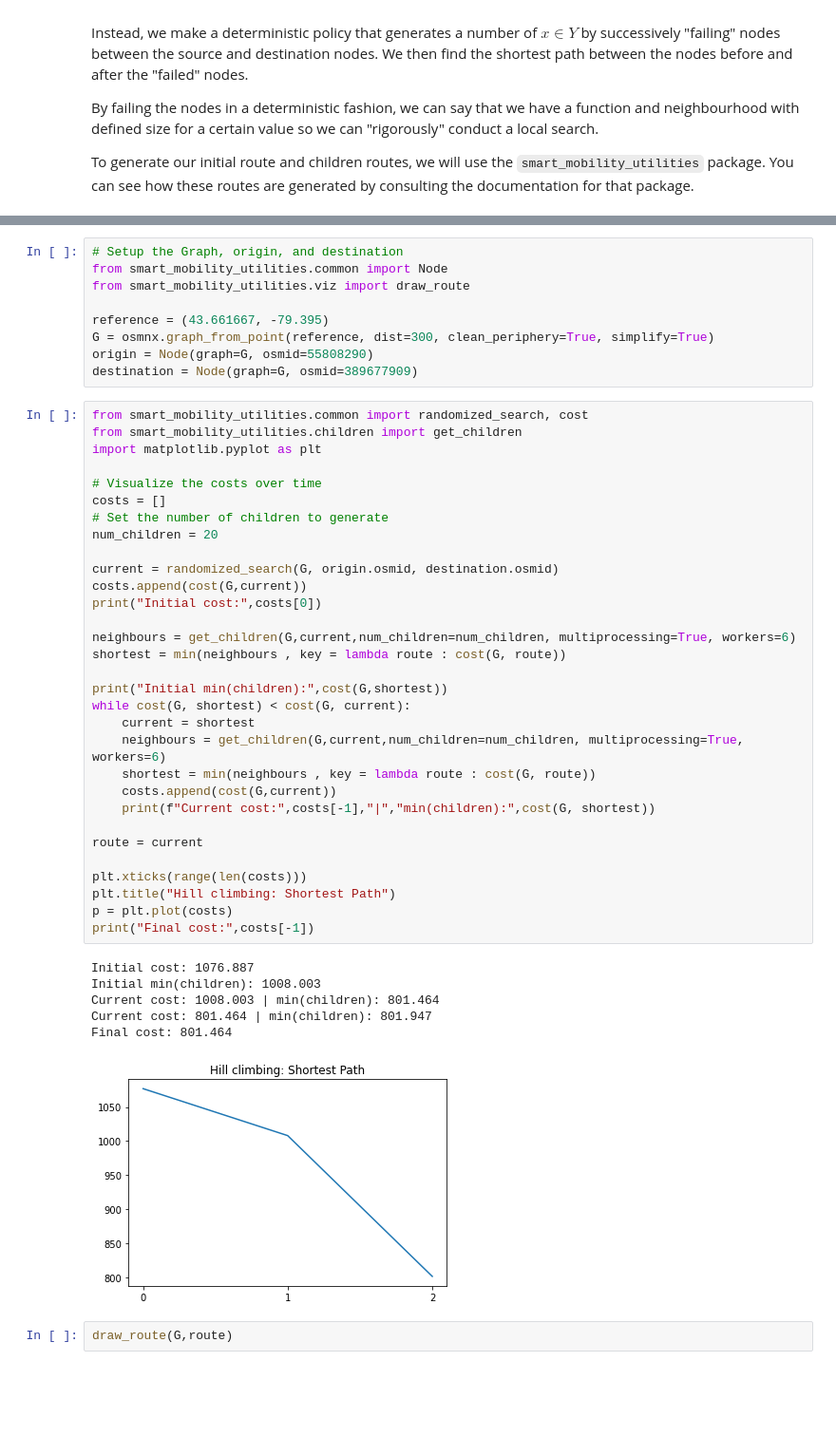
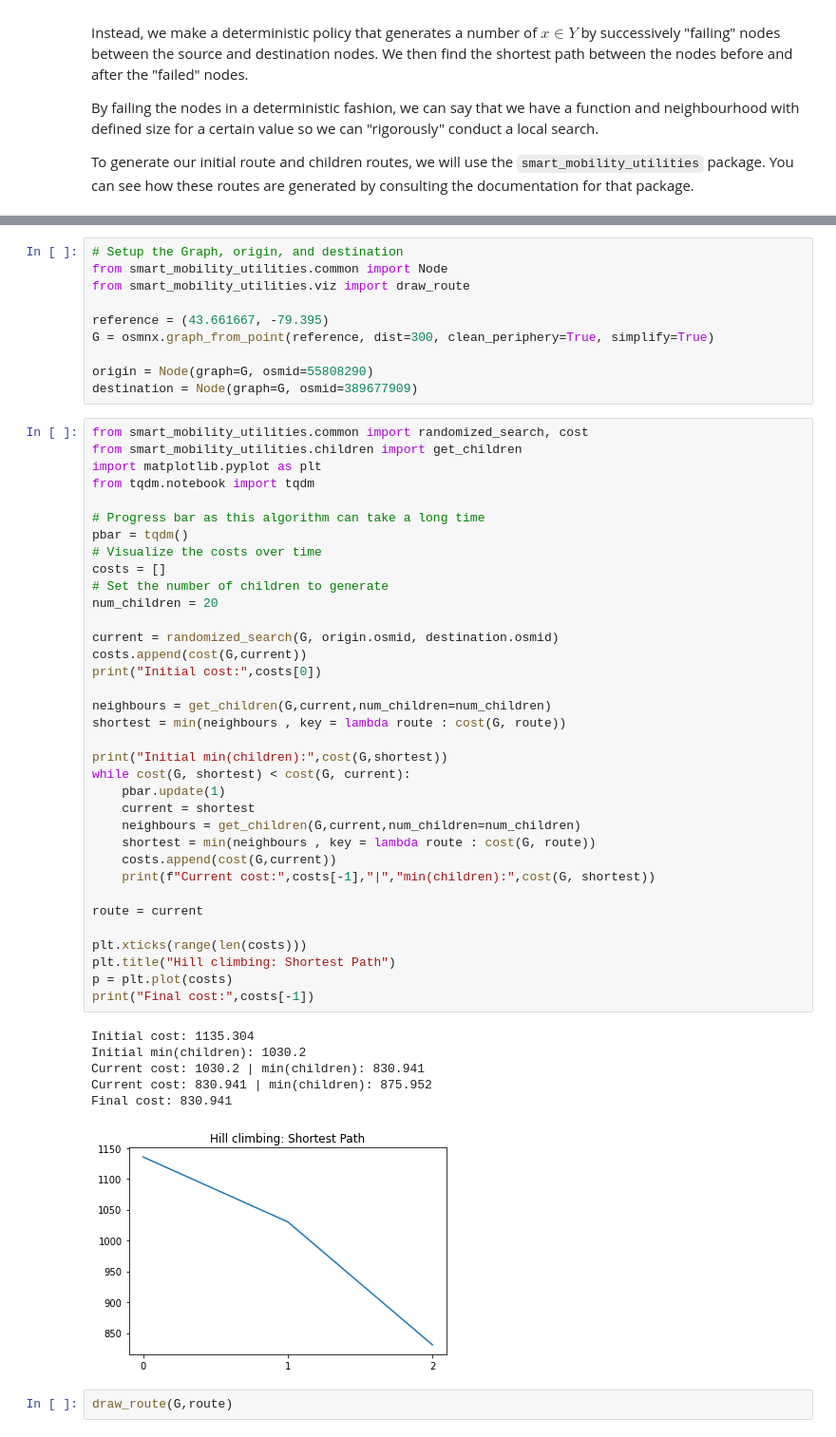
Before and after one commit to SmartMobilityAlgorithms/book, a Jupyter notebook: content/GraphSearchAlgorithms/InformedSearch.ipynb, the cells around one changed output, grey strips where cells are left out. Shown: that part at 95% size. Drawn from its saved outputs; the diff is of its cells as text; blank space fills up the shorter version.

```diff
--- a/content/GraphSearchAlgorithms/InformedSearch.ipynb
+++ b/content/GraphSearchAlgorithms/InformedSearch.ipynb
@@ -227,46 +221,51 @@ from smart_mobility_utilities.viz import draw_route
 
 reference = (43.661667, -79.395)
 G = osmnx.graph_from_point(reference, dist=300, clean_periphery=True, simplify=True)
+
 origin = Node(graph=G, osmid=55808290)
 destination = Node(graph=G, osmid=389677909)
 # %%
 from smart_mobility_utilities.common import randomized_search, cost
 from smart_mobility_utilities.children import get_children
 import matplotlib.pyplot as plt
+from tqdm.notebook import tqdm
 
+# Progress bar as this algorithm can take a long time
+pbar = tqdm()
 # Visualize the costs over time
 costs = []
 # Set the number of children to generate
 num_children = 20
 
 current = randomized_search(G, origin.osmid, destination.osmid)
 costs.append(cost(G,current))
 print("Initial cost:",costs[0])
 
-neighbours = get_children(G,current,num_children=num_children, multiprocessing=True, workers=6)
+neighbours = get_children(G,current,num_children=num_children)
 shortest = min(neighbours , key = lambda route : cost(G, route))
 
 print("Initial min(children):",cost(G,shortest))
 while cost(G, shortest) < cost(G, current):
+    pbar.update(1)
     current = shortest
-    neighbours = get_children(G,current,num_children=num_children, multiprocessing=True, workers=6)
+    neighbours = get_children(G,current,num_children=num_children)
     shortest = min(neighbours , key = lambda route : cost(G, route))
     costs.append(cost(G,current))
     print(f"Current cost:",costs[-1],"|","min(children):",cost(G, shortest))
 
 route = current
 
 plt.xticks(range(len(costs)))
 plt.title("Hill climbing: Shortest Path")
 p = plt.plot(costs)
 print("Final cost:",costs[-1])
 # %% [output]
-Initial cost: 1076.887
-Initial min(children): 1008.003
-Current cost: 1008.003 | min(children): 801.464
-Current cost: 801.464 | min(children): 801.947
-Final cost: 801.464
+Initial cost: 1135.304
+Initial min(children): 1030.2
+Current cost: 1030.2 | min(children): 830.941
+Current cost: 830.941 | min(children): 875.952
+Final cost: 830.941
-[figure, old version]
+[figure, new version]
 # %%
 draw_route(G,route)
 # %% [output]
```
Also changed, not shown: parts of 11 cells of this notebook, 2 other files.
